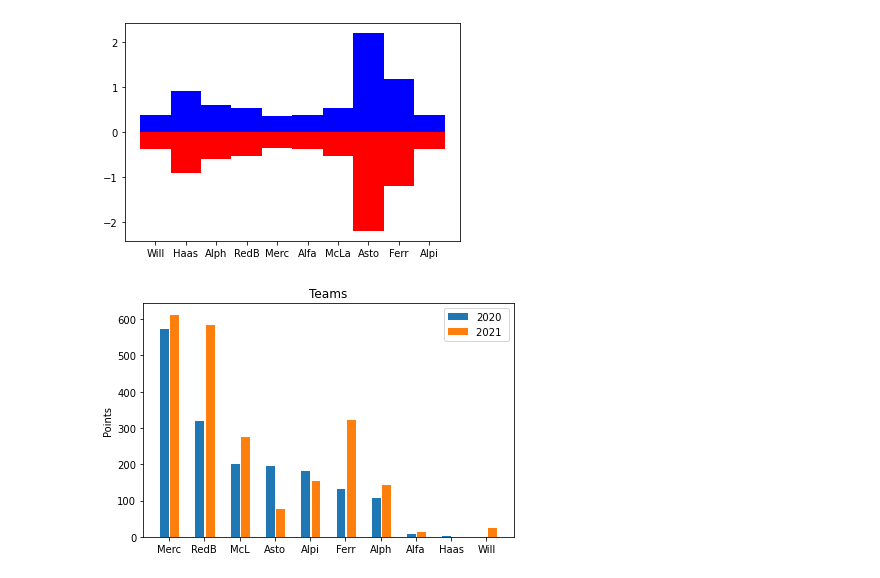
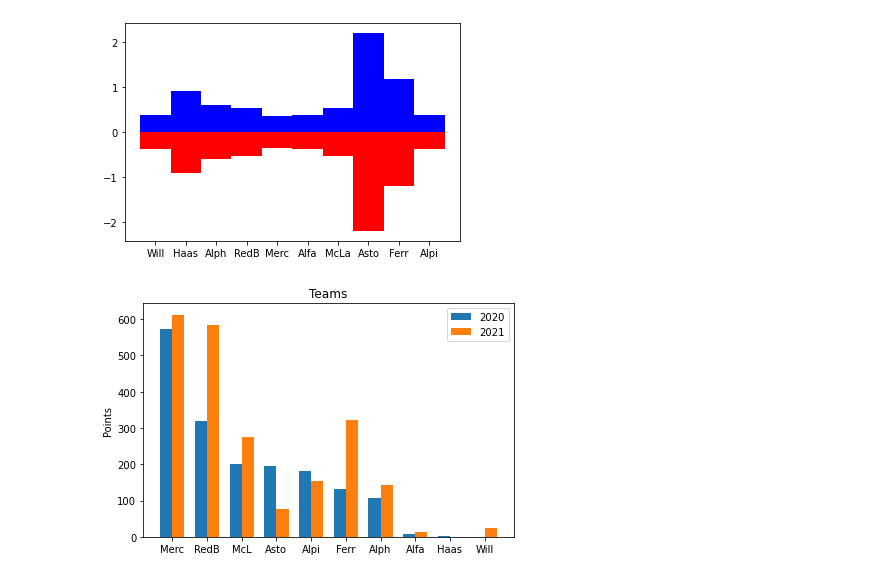
Before and after one commit to fennolly/fennolly-UCDPA_John_Fennell, a Jupyter notebook: Project.ipynb, the cells around one changed output. Cells and saved outputs as stored; diff of their text form; code cells hidden in the pictures.

```diff
--- a/Project.ipynb
+++ b/Project.ipynb
@@ -295,23 +296,29 @@ plt.xticks(x, ['Will','Haas','Alph','RedB','Merc','Alfa','McLa','Asto','Ferr','A
   Text(9, 0, 'Alpi')])
 [figure]
 # %%
-season20 = [573,319,202,195,181,131,107,8,3,0]
-season21 = [613,585,275,77,155,323,142,13,0,23]
-width = 0.25
+
+
+
+labels = ['Merc', 'RedB','McL', 'Asto','Alpi', 'Ferr','Alph', 'Alfa','Haas', 'Will']
+s2020 = [573,319,202,195,181,131,107,8,3,0]
+s2021 = [613,585,275,77,155,323,142,13,0,23]
+
+x = np.arange(len(labels))  # the label locations
+width = 0.35  # the width of the bars
 
 fig, ax = plt.subplots()
-rect1 = ax.bar(X - width/2, season20, width, label='2020')
-rect2 = ax.bar(X + width/1.5, season21, width, label='2021 ')
+rects1 = ax.bar(x - width/2, s2020, width, label='2020')
+rects2 = ax.bar(x + width/2, s2021, width, label='2021')
 
 # Add some text for labels, title and custom x-axis tick labels, etc.
 ax.set_ylabel('Points')
 ax.set_title('Teams')
 ax.legend()
 plt.xticks(x, ['Merc', 'RedB','McL', 'Asto','Alpi', 'Ferr','Alph', 'Alfa','Haas', 'Will',])
 
 
 fig.tight_layout()
 
 plt.show()
 # %% [output]
-[figure, old version]
+[figure, new version]
```
Also changed, not shown: parts of 1 cell of this notebook.
